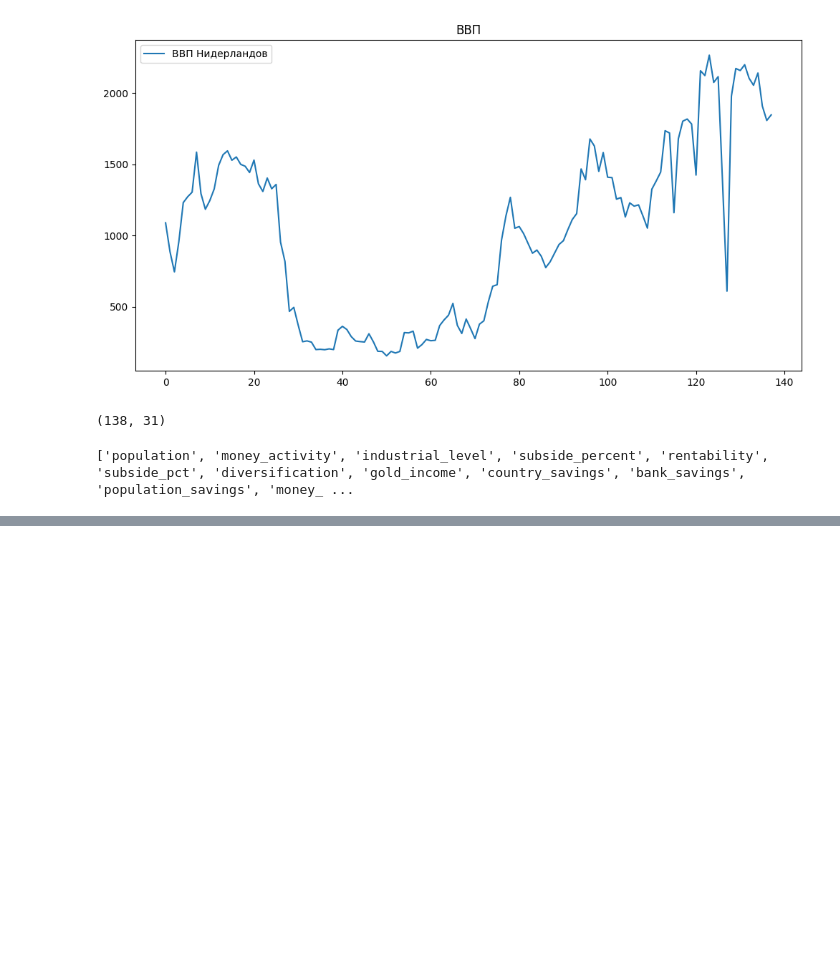
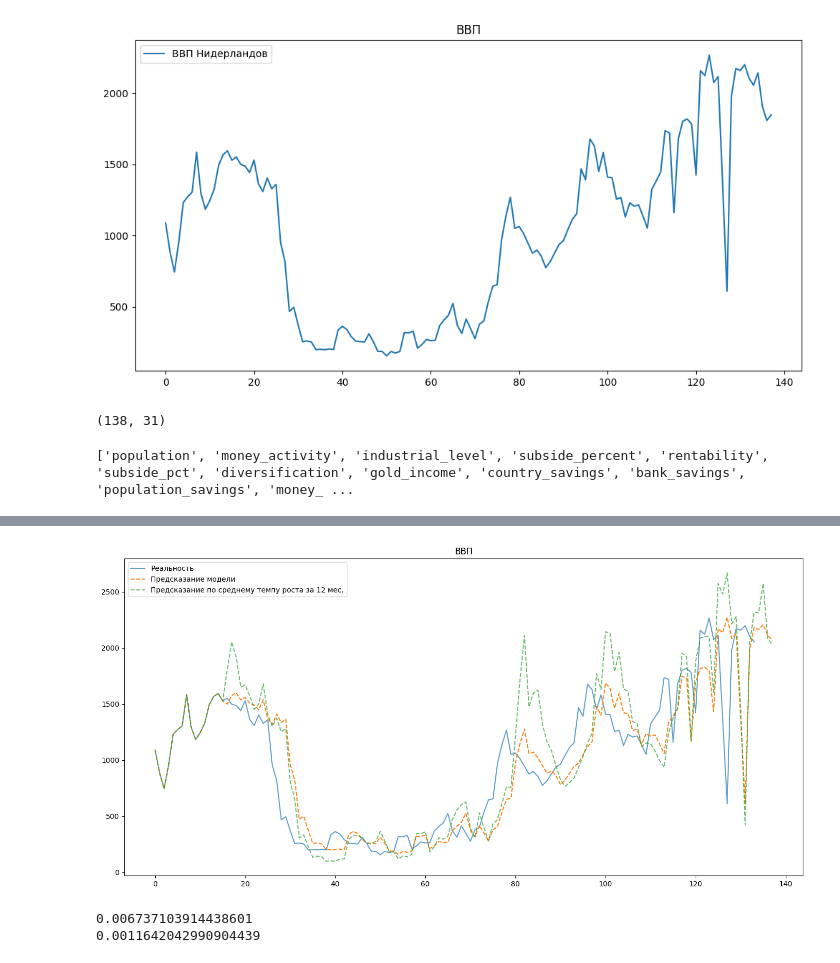
Before and after one commit to max12G/vic2-save, a Jupyter notebook: model/compasion.ipynb, the cells around one changed output, grey strips where cells are left out. Cells and saved outputs as stored; diff of their text form; code cells hidden in the pictures; blank space fills up the shorter version.

```diff
--- a/model/compasion.ipynb
+++ b/model/compasion.ipynb
@@ -107,0 +108,17 @@ plt.show()
+# %%
+plt.figure(figsize=(17, 8))
+plt.plot(gdp[:-4], label="Реальность", alpha = 0.7)
+plt.plot(gdp[:16] + list(true_pred), label="Предсказание модели", linestyle = '--')
+#plt.plot(gdp[:16] + classic_predict2, label="Предсказание по среднему темпу роста за 2 мес.", linestyle = '--', alpha = 0.7)
+plt.plot(gdp[:16] + classic_predict12, label="Предсказание по среднему темпу роста за 12 мес.", linestyle = '--', alpha = 0.7)
+plt.legend()
+plt.title("ВВП")
+plt.show()
+# %% [output]
+[figure, added]
+# %%
+print(prediction.mean())   # если близко к 0 — модель "ленится"
+print(prediction.std())
+# %% [output]
+0.006737103914438601
+0.0011642042990904439
```
Also changed, not shown: parts of 5 cells of this notebook, 5 other files.
